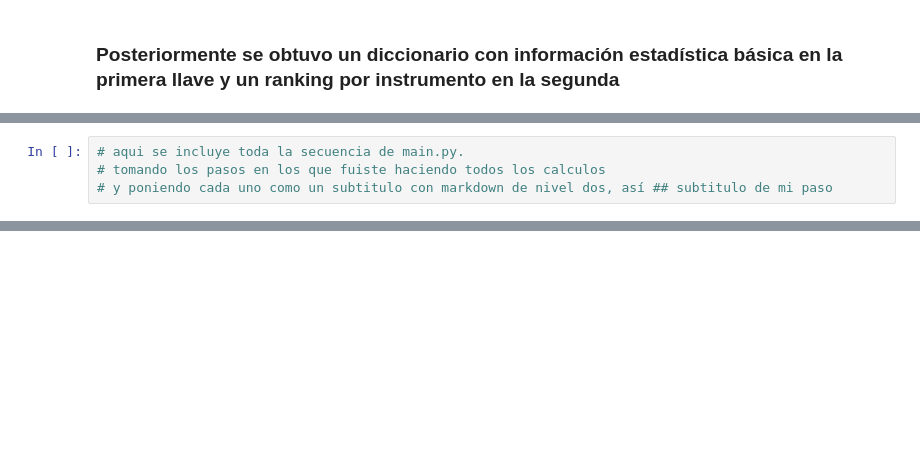
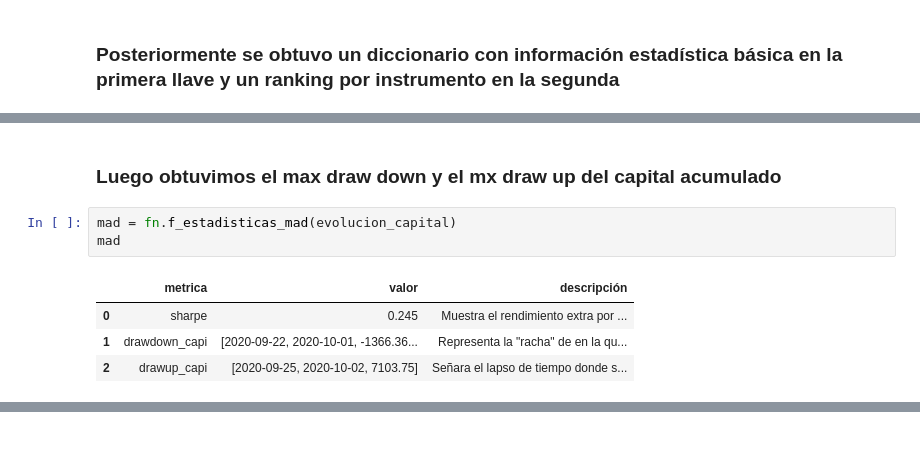
Before and after one commit to manuel97-20/myst_equipo3_lab3, a Jupyter notebook: notebook.ipynb, the cells around one changed output, grey strips where cells are left out. Cells and saved outputs as stored; diff of their text form; blank space fills up the shorter version.

```diff
--- a/notebook.ipynb
+++ b/notebook.ipynb
@@ -169,4 +163,10 @@ evolucion_capital
-# %%
-# aqui se incluye toda la secuencia de main.py.
-# tomando los pasos en los que fuiste haciendo todos los calculos
-# y poniendo cada uno como un subtitulo con markdown de nivel dos, así ## subtitulo de mi paso
+# %% [markdown]
+### Luego obtuvimos el max draw down y el mx draw up del capital acumulado
+# %%
+mad = fn.f_estadisticas_mad(evolucion_capital)
+mad
+# %% [output]
+|  | metrica | valor | descripción |
+| 0 | sharpe | 0.245 | Muestra el rendimiento extra por ... |
+| 1 | drawdown_capi | [2020-09-22, 2020-10-01, -1366.36... | Representa la "racha" de en la qu... |
+| 2 | drawup_capi | [2020-09-25, 2020-10-02, 7103.75] | Señara el lapso de tiempo donde s... |
```
Also changed, not shown: parts of 17 cells of this notebook, 2 other files.
